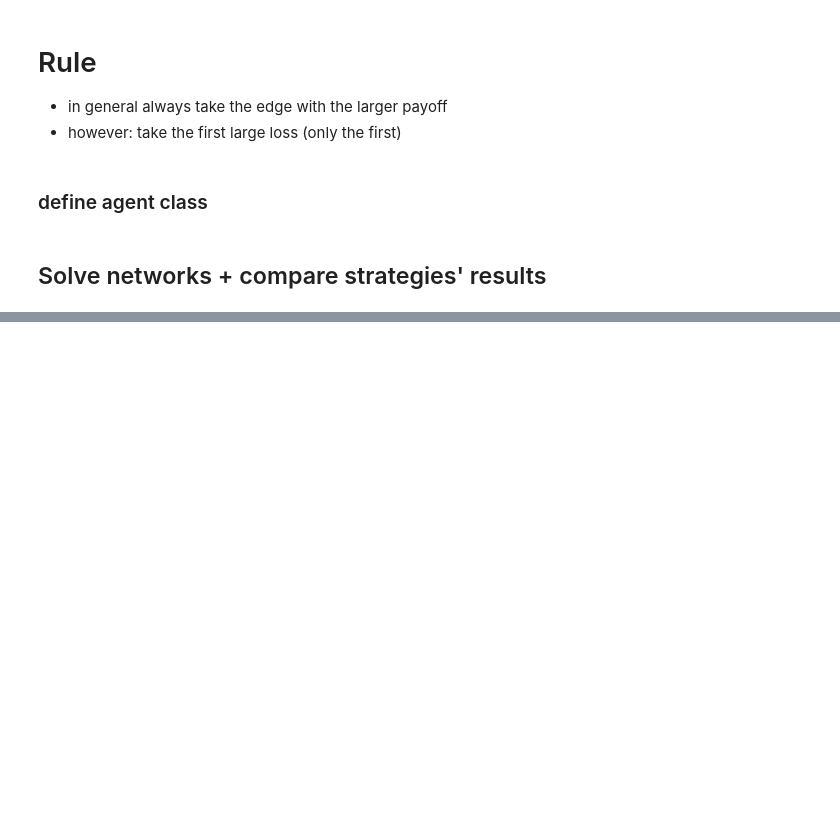
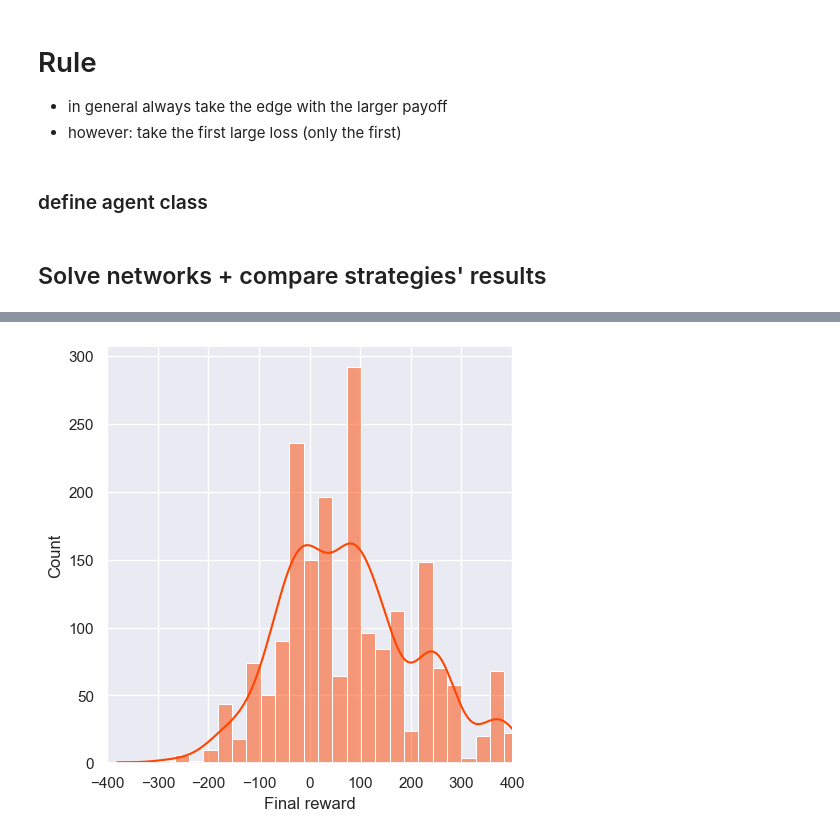
Before and after one commit to LBrinkmann/reward-network-iii-algorithm, a Jupyter notebook: notebooks/rule_based.ipynb, the cells around one changed output, grey strips where cells are left out. Cells and saved outputs as stored; diff of their text form; code cells hidden in the pictures; blank space fills up the shorter version.

```diff
--- a/notebooks/rule_based.ipynb
+++ b/notebooks/rule_based.ipynb
@@ -135,0 +153,7 @@ Ttest_relResult(statistic=-0.9999999999999998, pvalue=0.3175526601764128)
+# %%
+print("-------B (take_first_loss)-------")
+B = Rule_Agent('take_first_loss')
+
+for network in train:
+    B.solve(network)
+print('\n')
@@ -135,0 +208,5 @@ Ttest_relResult(statistic=-0.9999999999999998, pvalue=0.3175526601764128)
+# %%
+B.save_solutions()
+B.inspect_solutions()
+# %% [output]
+[figure, added]
```
Also changed, not shown: parts of 21 cells of this notebook, 4 other files.
